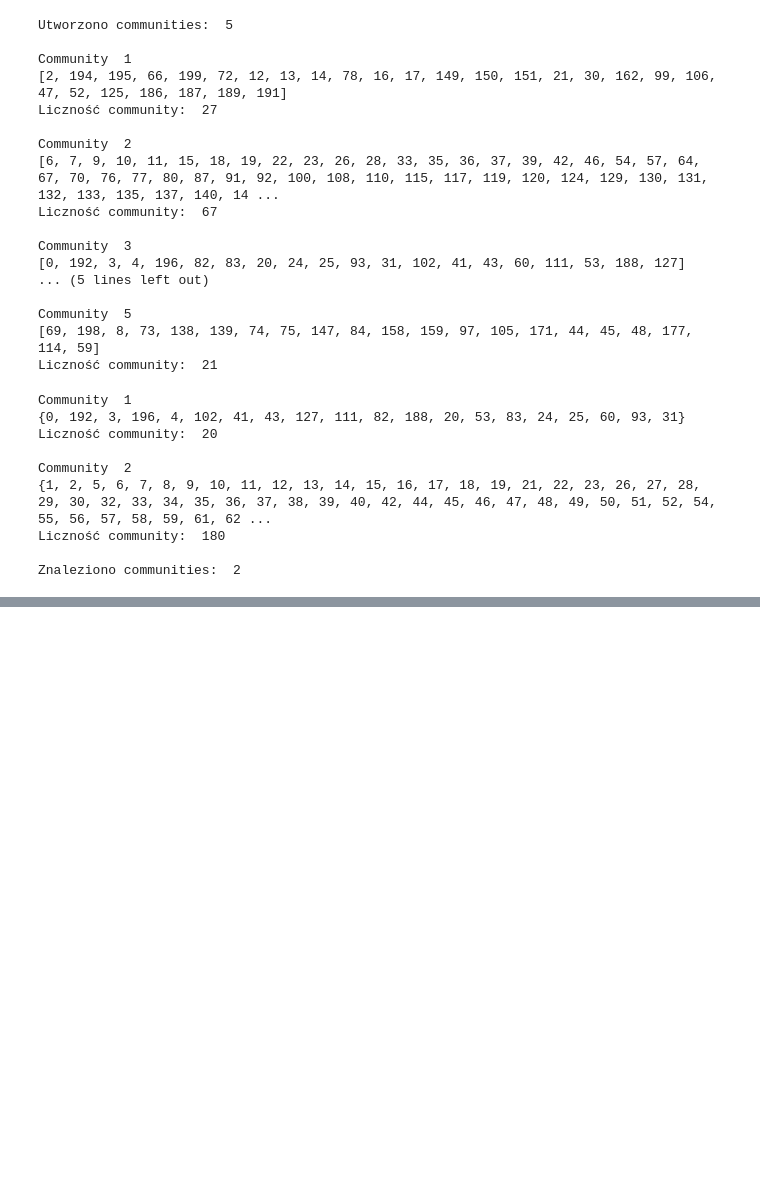
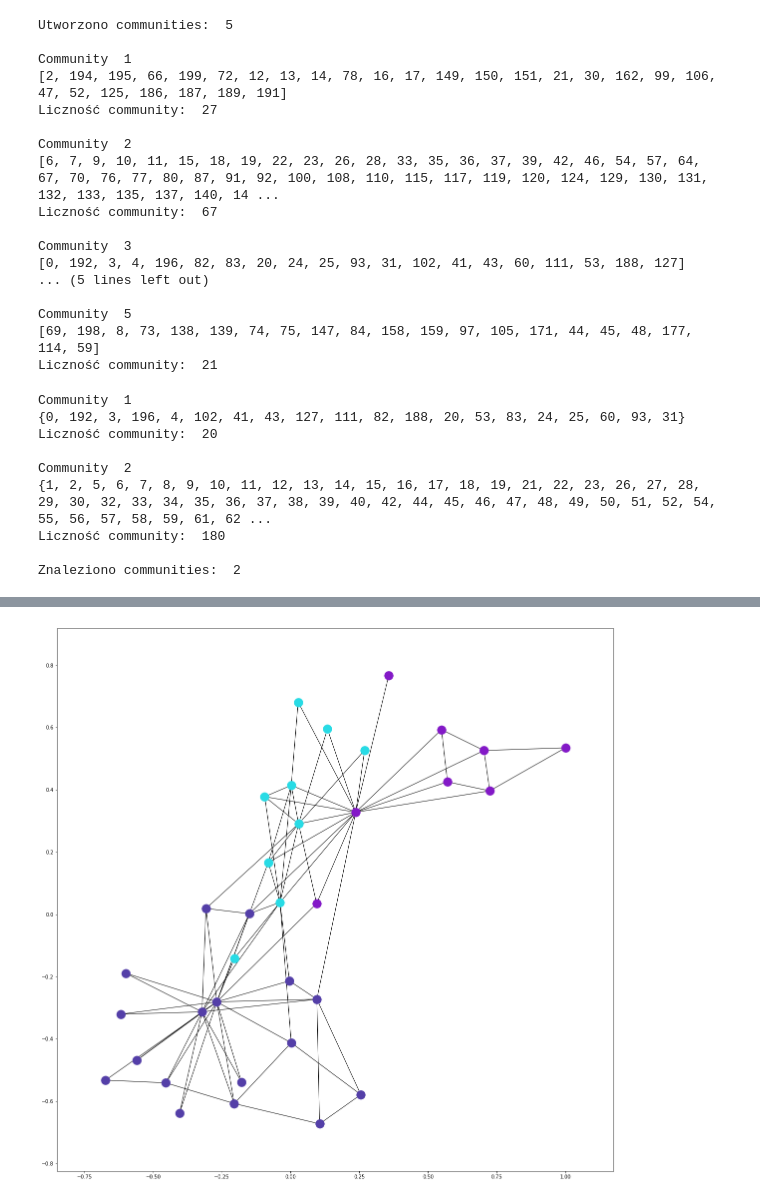
Before and after one commit to grzegorzborkowski/networkx-tutorial, a Jupyter notebook: NetworkX.ipynb, the cells around one changed output, grey strips where cells are left out. Cells and saved outputs as stored; diff of their text form; code cells hidden in the pictures; blank space fills up the shorter version.

Commit message:
Add second way of finding communities

```diff
--- a/NetworkX.ipynb
+++ b/NetworkX.ipynb
@@ -223,0 +226,15 @@ Dlaczego tak jest?
+# %%
+communities = greedy_modularity_communities(G)
+figure(figsize=(20,20))
+pos = nx.spring_layout(G)
+for community in list(communities):
+    nx.draw_networkx_nodes(G, pos=pos,
+                           nodelist=community,
+                           node_color=numpy.random.rand(3,),
+                           alpha=1,
+                           state=42)
+nx.draw_networkx_edges(G, pos=pos, edgelist=G.edges)
+
+plt.show()
+# %% [output]
+[figure, added]
```
Also changed, not shown: parts of 7 cells of this notebook.
